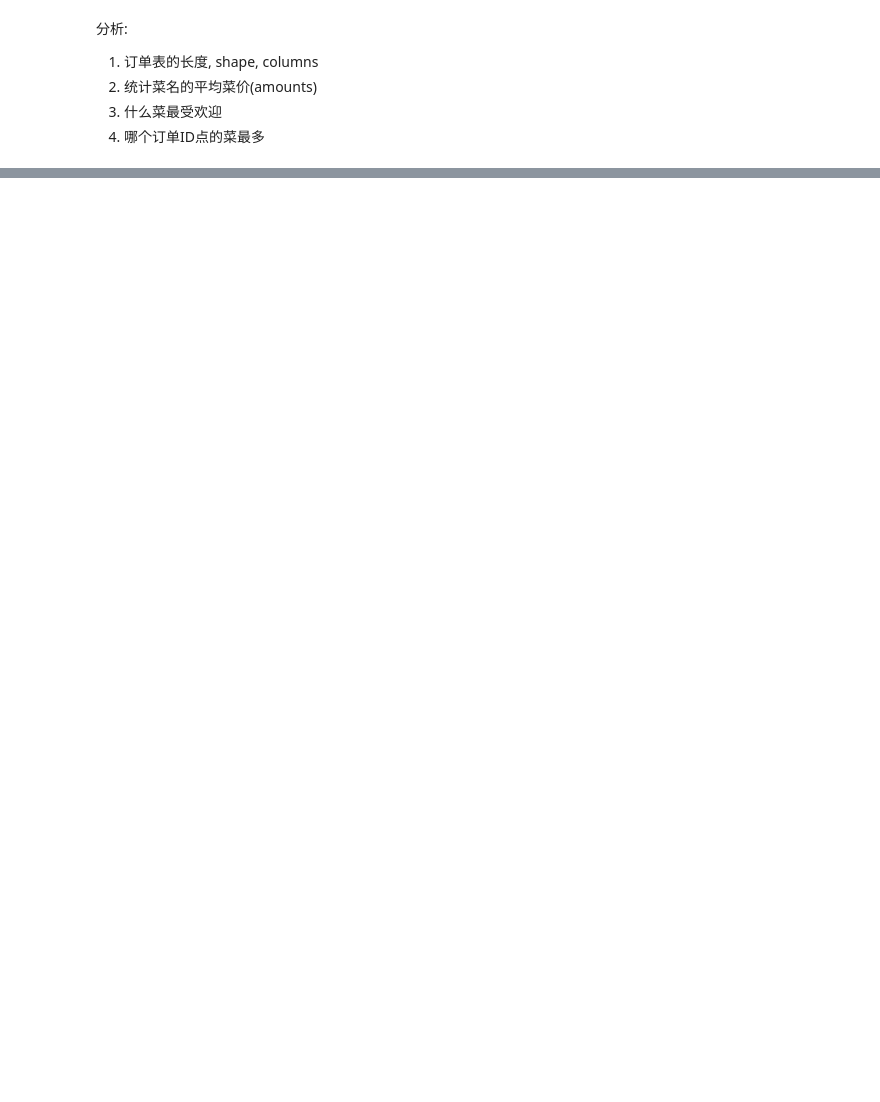
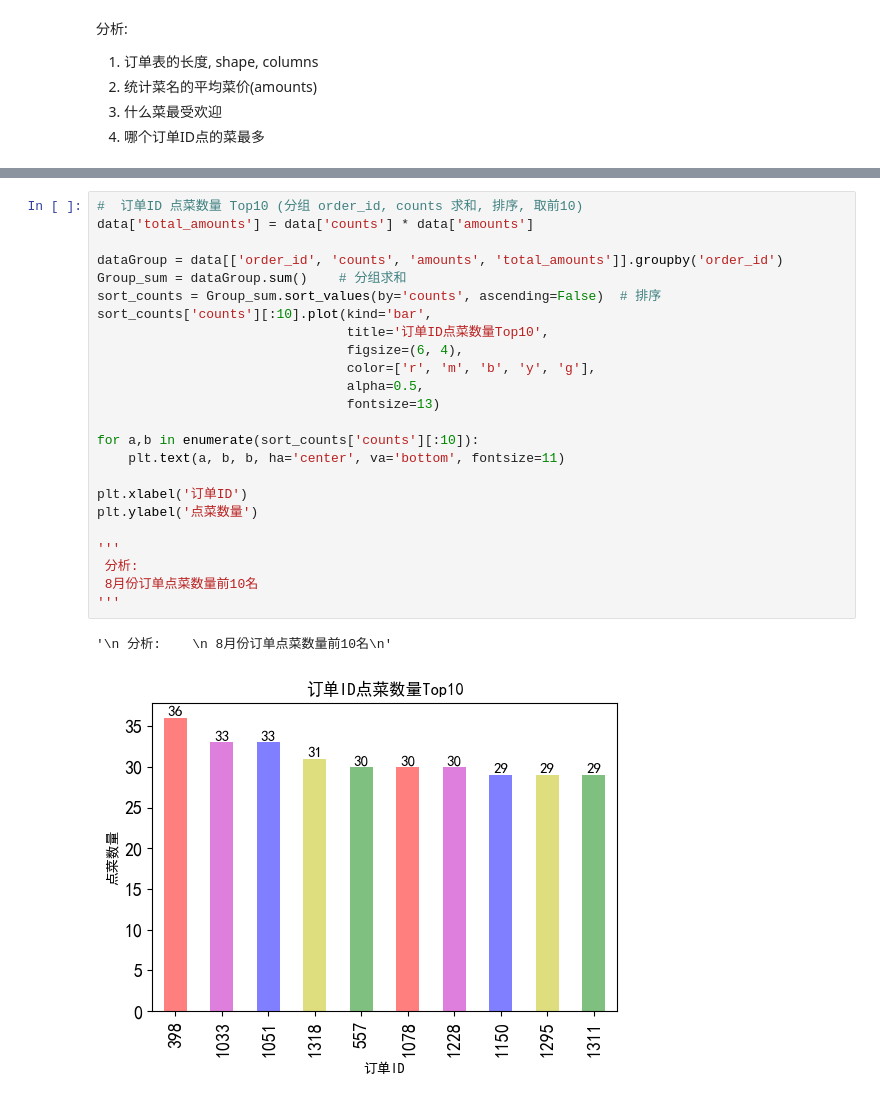
Before and after one commit to Fade-Smile/Basic-of-Data-Analyst, a Jupyter notebook: Project/1. Restaurant order data analysis.ipynb, the cells around one changed output, grey strips where cells are left out. Saved outputs shown, nothing was run; the diff lists cells and outputs as text; blank space fills up the shorter version.

```diff
--- a/Project/1. Restaurant order data analysis.ipynb
+++ b/Project/1. Restaurant order data analysis.ipynb
@@ -36,0 +85,27 @@ memory usage: 412.6+ KB
+# %%
+#  订单ID 点菜数量 Top10 (分组 order_id, counts 求和, 排序, 取前10)
+data['total_amounts'] = data['counts'] * data['amounts']
+
+dataGroup = data[['order_id', 'counts', 'amounts', 'total_amounts']].groupby('order_id')
+Group_sum = dataGroup.sum()    # 分组求和
+sort_counts = Group_sum.sort_values(by='counts', ascending=False)  # 排序
+sort_counts['counts'][:10].plot(kind='bar',
+                                title='订单ID点菜数量Top10',
+                                figsize=(6, 4),
+                                color=['r', 'm', 'b', 'y', 'g'],
+                                alpha=0.5,
+                                fontsize=13)
+
+for a,b in enumerate(sort_counts['counts'][:10]):
+    plt.text(a, b, b, ha='center', va='bottom', fontsize=11)
+
+plt.xlabel('订单ID')
+plt.ylabel('点菜数量')
+
+'''
+ 分析:
+ 8月份订单点菜数量前10名
+'''
+# %% [output]
+'\n 分析:    \n 8月份订单点菜数量前10名\n'
+[figure, added]
```
Also changed, not shown: parts of 10 cells of this notebook.
